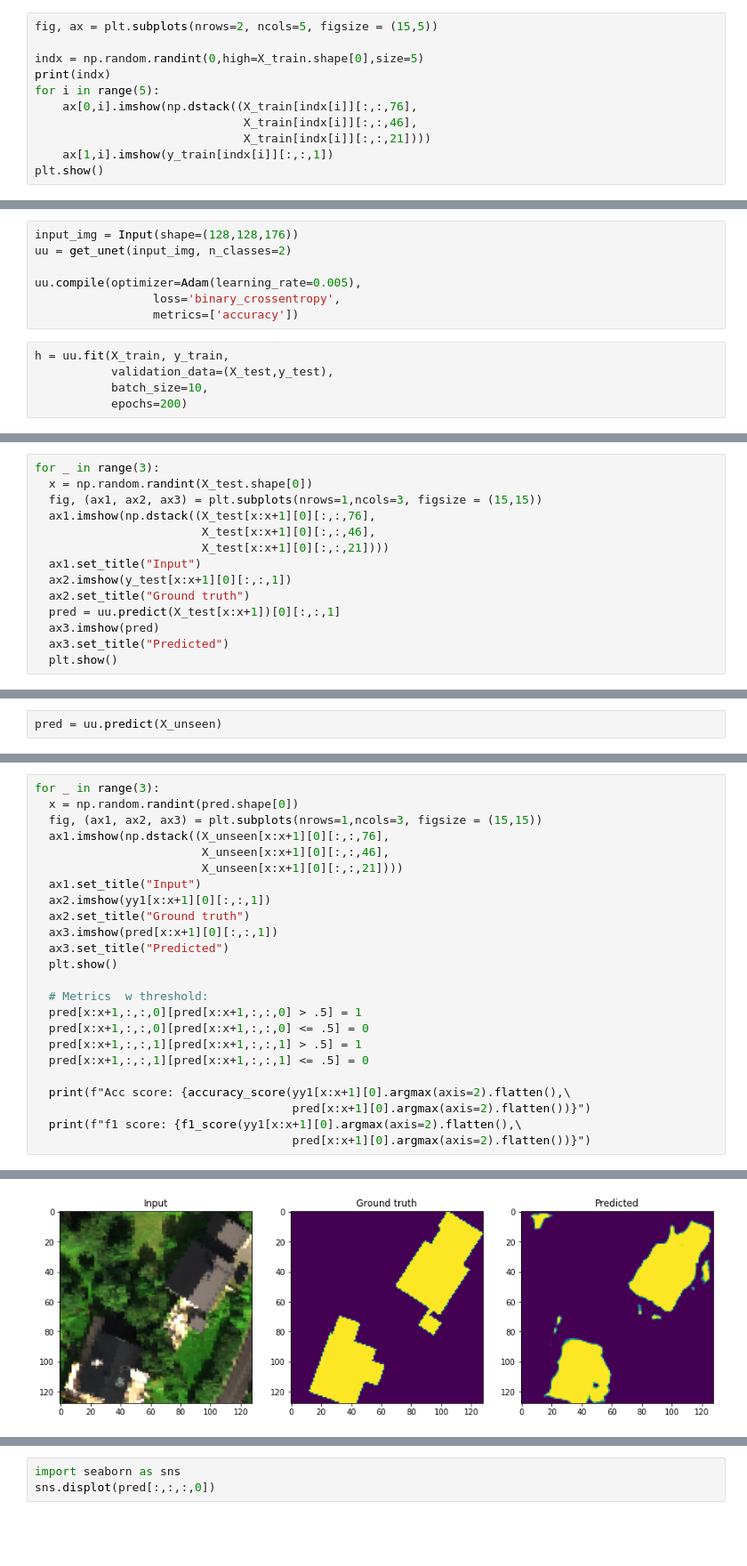
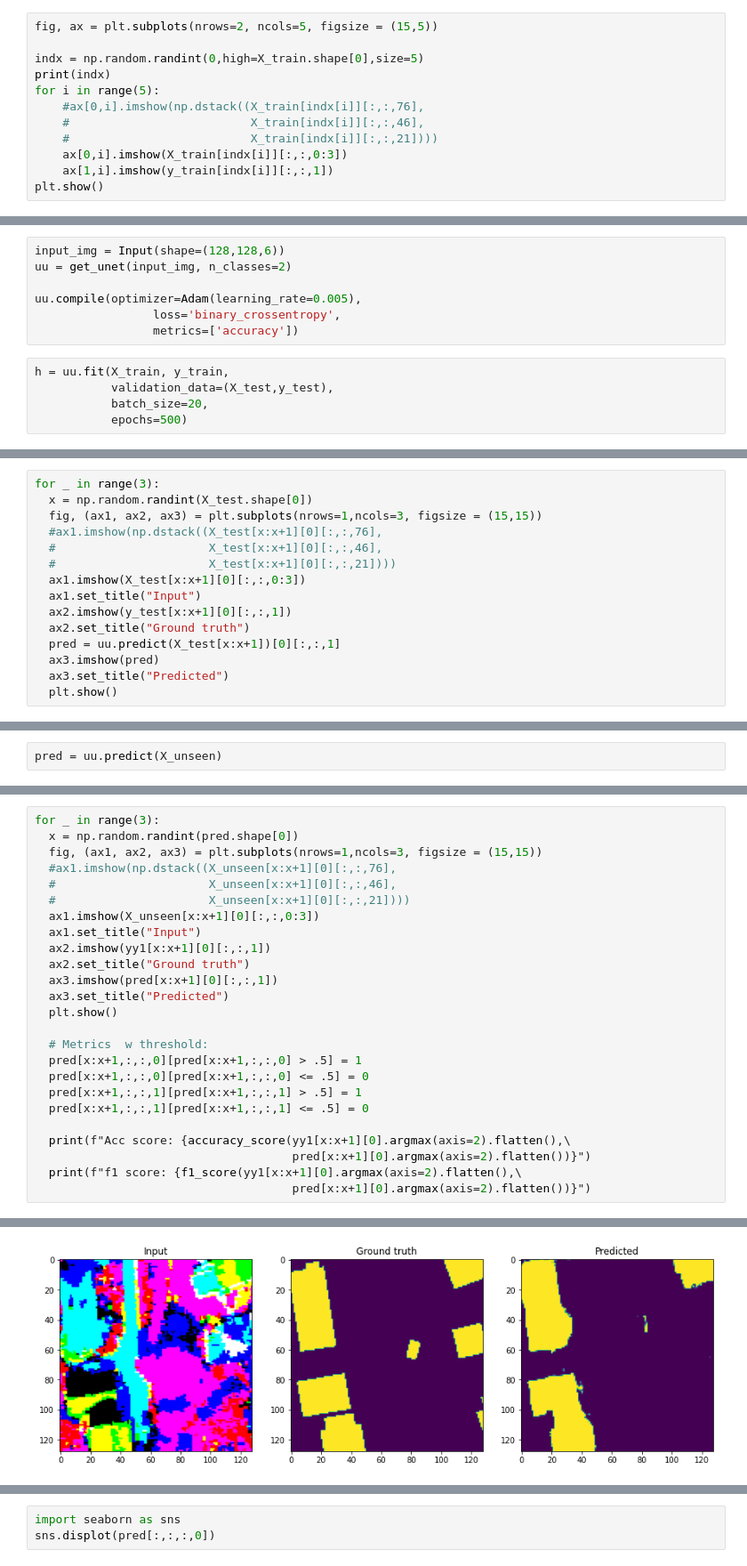
Before and after one commit to stianteien/M_DV_V2022, a Jupyter notebook: roofs_w_unet/roof_u-net.ipynb, the cells around one changed output, grey strips where cells are left out. Shown at 89% size. Saved outputs shown, nothing was run; the diff lists cells and outputs as text; blank space fills up the shorter version.

Commit message:
trained with PCA(5) and nDSM

```diff
--- a/roofs_w_unet/roof_u-net.ipynb
+++ b/roofs_w_unet/roof_u-net.ipynb
@@ -155,9 +155,10 @@ fig, ax = plt.subplots(nrows=2, ncols=5, figsize = (15,5))
 indx = np.random.randint(0,high=X_train.shape[0],size=5)
 print(indx)
 for i in range(5):
-    ax[0,i].imshow(np.dstack((X_train[indx[i]][:,:,76],
-                              X_train[indx[i]][:,:,46],
-                              X_train[indx[i]][:,:,21])))
+    #ax[0,i].imshow(np.dstack((X_train[indx[i]][:,:,76],
+    #                          X_train[indx[i]][:,:,46],
+    #                          X_train[indx[i]][:,:,21])))
+    ax[0,i].imshow(X_train[indx[i]][:,:,0:3])
     ax[1,i].imshow(y_train[indx[i]][:,:,1])
 plt.show()
 # %% [output]
@@ -171,7 +172,7 @@ Clipping input data to the valid range for imshow with RGB data ([0..1] for floa
 # %% [markdown]
 ### Set up u net
 # %%
-input_img = Input(shape=(128,128,176))
+input_img = Input(shape=(128,128,6))
 uu = get_unet(input_img, n_classes=2)
 
 uu.compile(optimizer=Adam(learning_rate=0.005),
@@ -180,6 +181,6 @@ uu.compile(optimizer=Adam(learning_rate=0.005),
 # %%
 h = uu.fit(X_train, y_train,
            validation_data=(X_test,y_test),
-           batch_size=10,
-           epochs=200)
+           batch_size=20,
+           epochs=500)
 # %% [output]
@@ -212,9 +213,10 @@ plt.grid()
 for _ in range(3):
   x = np.random.randint(X_test.shape[0])
   fig, (ax1, ax2, ax3) = plt.subplots(nrows=1,ncols=3, figsize = (15,15))
-  ax1.imshow(np.dstack((X_test[x:x+1][0][:,:,76],
-                        X_test[x:x+1][0][:,:,46],
-                        X_test[x:x+1][0][:,:,21])))
+  #ax1.imshow(np.dstack((X_test[x:x+1][0][:,:,76],
+  #                      X_test[x:x+1][0][:,:,46],
+  #                      X_test[x:x+1][0][:,:,21])))
+  ax1.imshow(X_test[x:x+1][0][:,:,0:3])
   ax1.set_title("Input")
   ax2.imshow(y_test[x:x+1][0][:,:,1])
   ax2.set_title("Ground truth")
@@ -268,28 +270,29 @@ acc score: 0.93343017578125
 # %%
 for _ in range(3):
   x = np.random.randint(pred.shape[0])
   fig, (ax1, ax2, ax3) = plt.subplots(nrows=1,ncols=3, figsize = (15,15))
-  ax1.imshow(np.dstack((X_unseen[x:x+1][0][:,:,76],
-                        X_unseen[x:x+1][0][:,:,46],
-                        X_unseen[x:x+1][0][:,:,21])))
+  #ax1.imshow(np.dstack((X_unseen[x:x+1][0][:,:,76],
+  #                      X_unseen[x:x+1][0][:,:,46],
+  #                      X_unseen[x:x+1][0][:,:,21])))
+  ax1.imshow(X_unseen[x:x+1][0][:,:,0:3])
   ax1.set_title("Input")
   ax2.imshow(yy1[x:x+1][0][:,:,1])
   ax2.set_title("Ground truth")
   ax3.imshow(pred[x:x+1][0][:,:,1])
   ax3.set_title("Predicted")
   plt.show()
 
   # Metrics  w threshold:
   pred[x:x+1,:,:,0][pred[x:x+1,:,:,0] > .5] = 1
   pred[x:x+1,:,:,0][pred[x:x+1,:,:,0] <= .5] = 0
   pred[x:x+1,:,:,1][pred[x:x+1,:,:,1] > .5] = 1
   pred[x:x+1,:,:,1][pred[x:x+1,:,:,1] <= .5] = 0
 
   print(f"Acc score: {accuracy_score(yy1[x:x+1][0].argmax(axis=2).flatten(),\
                                      pred[x:x+1][0].argmax(axis=2).flatten())}")
   print(f"f1 score: {f1_score(yy1[x:x+1][0].argmax(axis=2).flatten(),\
                                      pred[x:x+1][0].argmax(axis=2).flatten())}")
 # %% [output]
 Clipping input data to the valid range for imshow with RGB data ([0..1] for floats or [0..255] for integers).
-[figure, old version]
+[figure, new version]
 Clipping input data to the valid range for imshow with RGB data ([0..1] for floats or [0..255] for integers).
```
Also changed, not shown: parts of 11 cells of this notebook.
